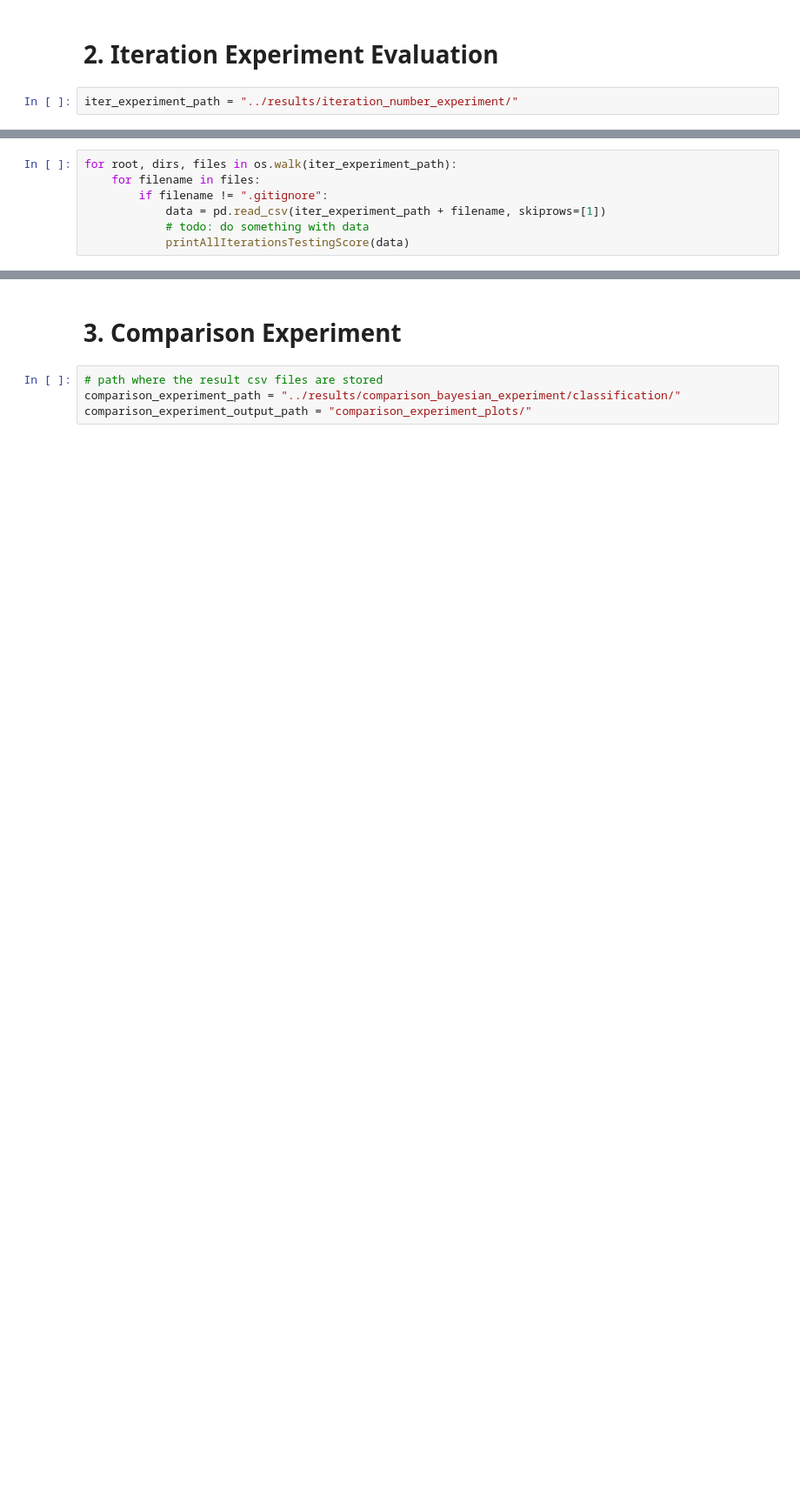
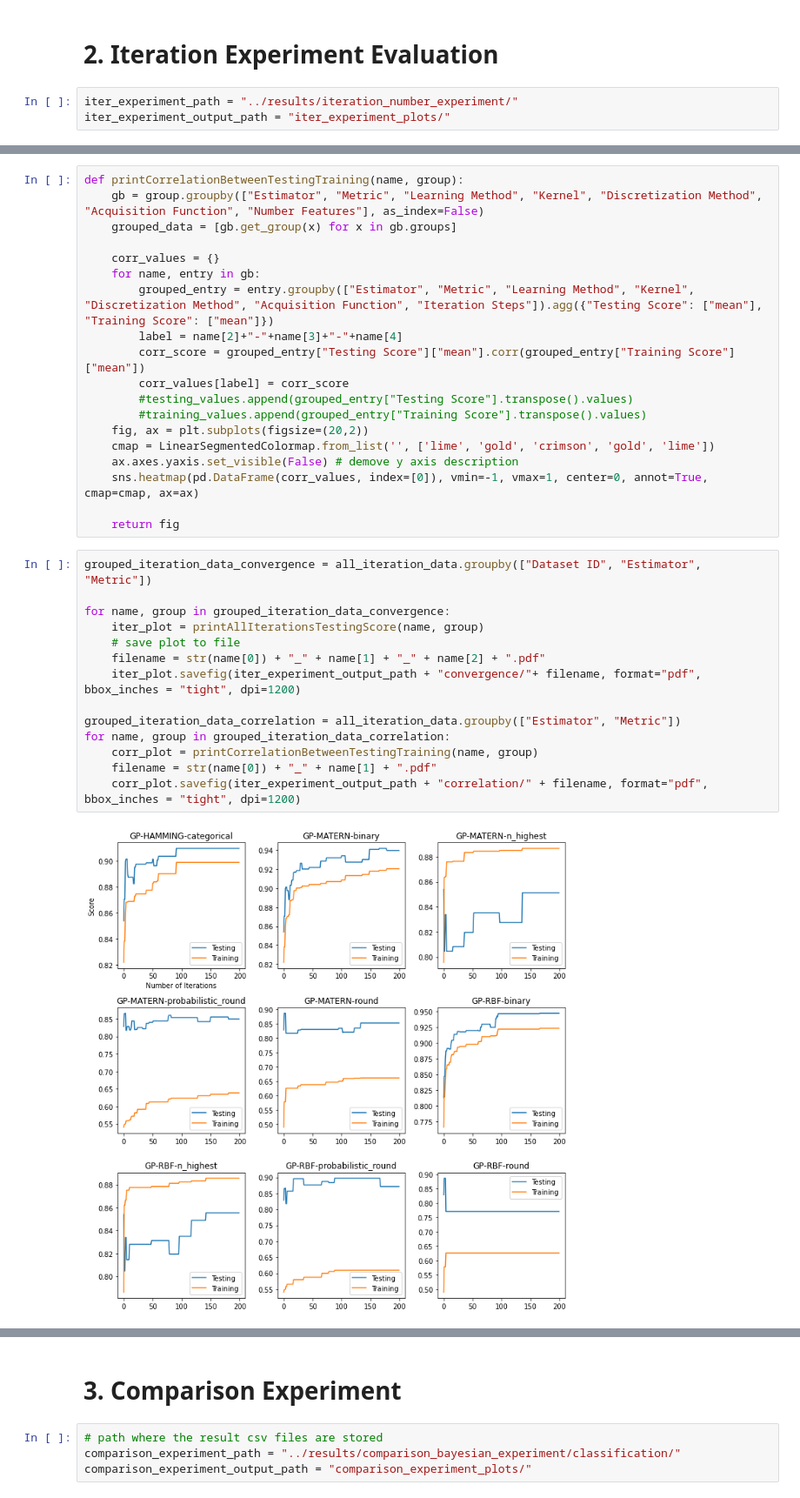
Before and after one commit to patrickehrler/meta-modelling-feature-selection, a Jupyter notebook: jupyter-notebook/evaluation.ipynb, the cells around one changed output, grey strips where cells are left out. Shown at 87% size. Drawn from its saved outputs; the diff is of its cells as text; blank space fills up the shorter version.

Commit message:
Include code to plot convergence and testing/training score correlation

```diff
--- a/jupyter-notebook/evaluation.ipynb
+++ b/jupyter-notebook/evaluation.ipynb
@@ -41,3 +42,4 @@ The PostScript backend does not support transparency; partially transparent arti
 # 2. Iteration Experiment Evaluation
 # %%
 iter_experiment_path = "../results/iteration_number_experiment/"
+iter_experiment_output_path = "iter_experiment_plots/"
@@ -62,7 +85,0 @@ def printAllIterationsTestingScore(data):
-# %%
-for root, dirs, files in os.walk(iter_experiment_path):
-    for filename in files:
-        if filename != ".gitignore":
-            data = pd.read_csv(iter_experiment_path + filename, skiprows=[1])
-            # todo: do something with data
-            printAllIterationsTestingScore(data)
@@ -73,0 +86,35 @@ for root, dirs, files in os.walk(iter_experiment_path):
+# %%
+def printCorrelationBetweenTestingTraining(name, group):
+    gb = group.groupby(["Estimator", "Metric", "Learning Method", "Kernel", "Discretization Method", "Acquisition Function", "Number Features"], as_index=False)
+    grouped_data = [gb.get_group(x) for x in gb.groups]
+
+    corr_values = {}
+    for name, entry in gb:
+        grouped_entry = entry.groupby(["Estimator", "Metric", "Learning Method", "Kernel", "Discretization Method", "Acquisition Function", "Iteration Steps"]).agg({"Testing Score": ["mean"], "Training Score": ["mean"]})
+        label = name[2]+"-"+name[3]+"-"+name[4]
+        corr_score = grouped_entry["Testing Score"]["mean"].corr(grouped_entry["Training Score"]["mean"])
+        corr_values[label] = corr_score
+        #testing_values.append(grouped_entry["Testing Score"].transpose().values)
+        #training_values.append(grouped_entry["Training Score"].transpose().values)
+    fig, ax = plt.subplots(figsize=(20,2))
+    cmap = LinearSegmentedColormap.from_list('', ['lime', 'gold', 'crimson', 'gold', 'lime'])
+    ax.axes.yaxis.set_visible(False) # demove y axis description
+    sns.heatmap(pd.DataFrame(corr_values, index=[0]), vmin=-1, vmax=1, center=0, annot=True, cmap=cmap, ax=ax)
+
+    return fig
+# %%
+grouped_iteration_data_convergence = all_iteration_data.groupby(["Dataset ID", "Estimator", "Metric"])
+
+for name, group in grouped_iteration_data_convergence:
+    iter_plot = printAllIterationsTestingScore(name, group)
+    # save plot to file
+    filename = str(name[0]) + "_" + name[1] + "_" + name[2] + ".pdf"
+    iter_plot.savefig(iter_experiment_output_path + "convergence/"+ filename, format="pdf", bbox_inches = "tight", dpi=1200)
+
+grouped_iteration_data_correlation = all_iteration_data.groupby(["Estimator", "Metric"])
+for name, group in grouped_iteration_data_correlation:
+    corr_plot = printCorrelationBetweenTestingTraining(name, group)
+    filename = str(name[0]) + "_" + name[1] + ".pdf"
+    corr_plot.savefig(iter_experiment_output_path + "correlation/" + filename, format="pdf", bbox_inches = "tight", dpi=1200)
+# %% [output]
+[figure, added]
```
Also changed, not shown: parts of 12 cells of this notebook.
